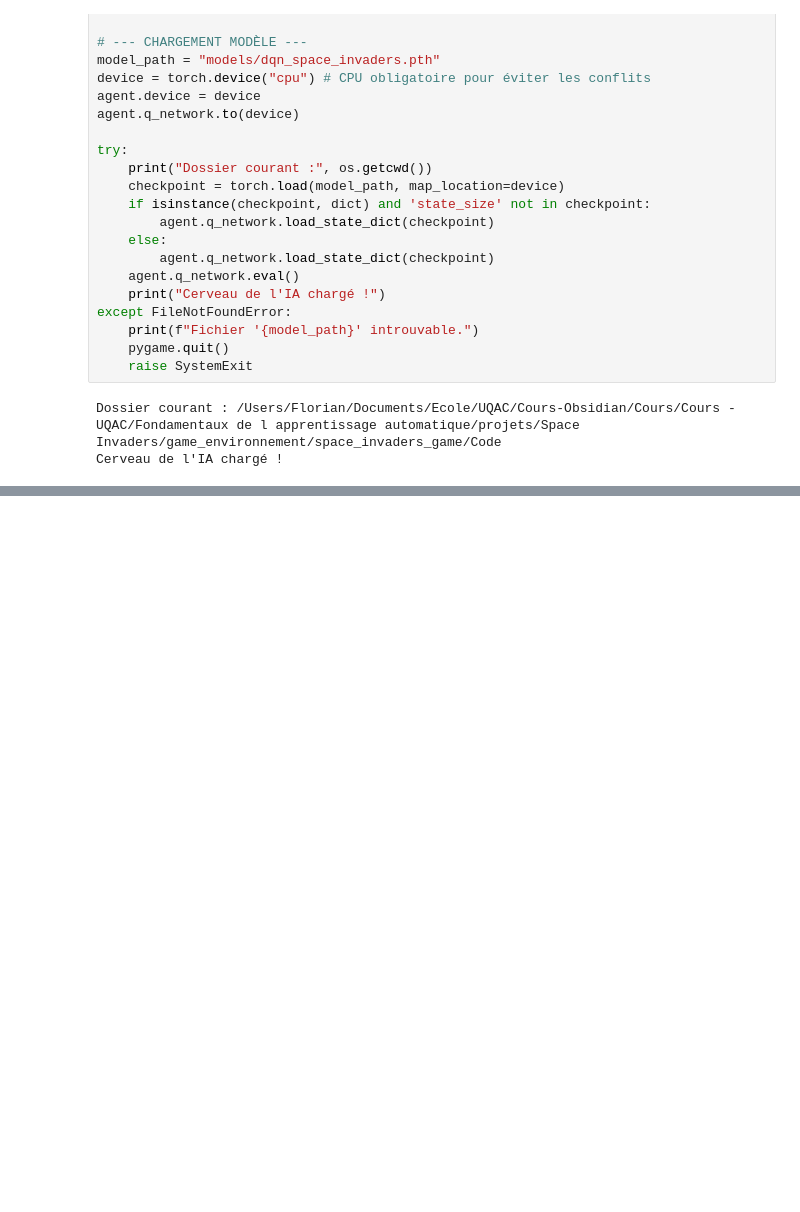
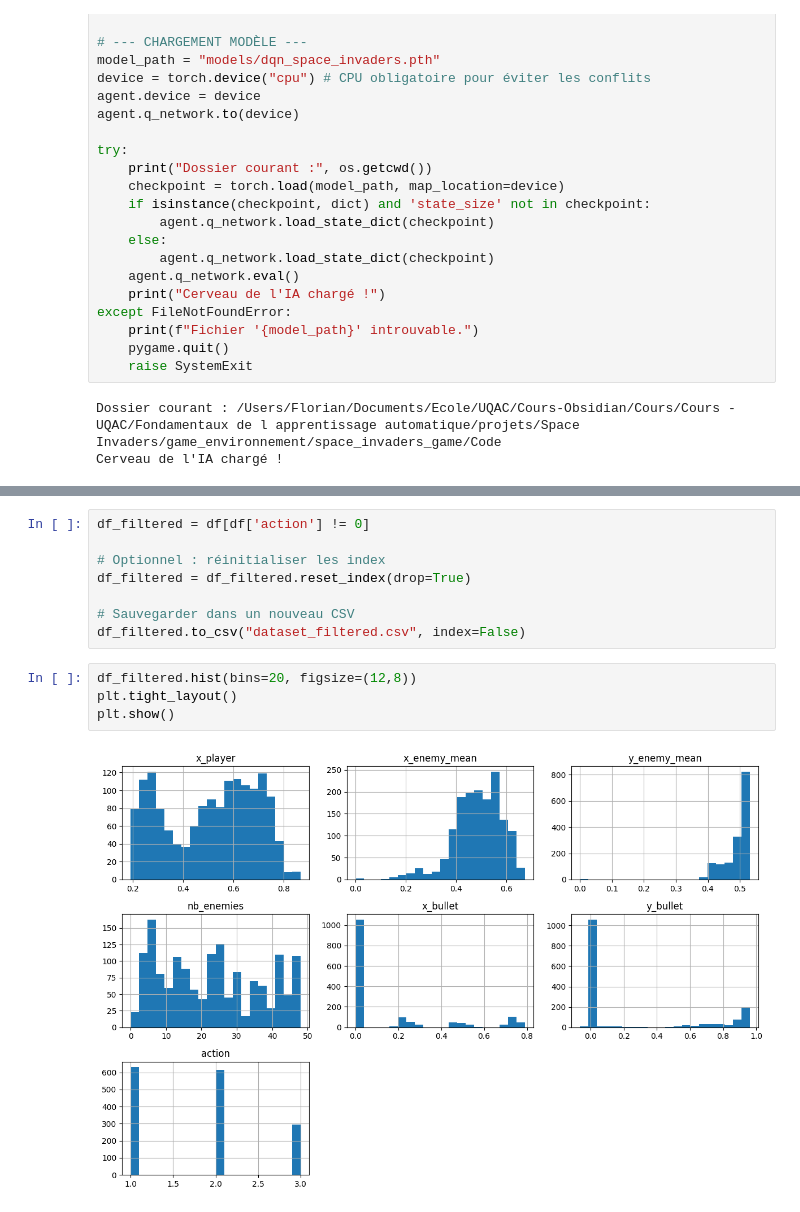
Before and after one commit to Coaraa/space-invaders-ia, a Jupyter notebook: train_dqn.ipynb, the cells around one changed output, grey strips where cells are left out. Drawn from its saved outputs; the diff is of its cells as text; blank space fills up the shorter version.

```diff
--- a/train_dqn.ipynb
+++ b/train_dqn.ipynb
@@ -195,0 +210,14 @@ Survie Moyenne      : 1007.9 steps
+# %%
+df_filtered = df[df['action'] != 0]
+
+# Optionnel : réinitialiser les index
+df_filtered = df_filtered.reset_index(drop=True)
+
+# Sauvegarder dans un nouveau CSV
+df_filtered.to_csv("dataset_filtered.csv", index=False)
+# %%
+df_filtered.hist(bins=20, figsize=(12,8))
+plt.tight_layout()
+plt.show()
+# %% [output]
+[figure, added]
```
Also changed, not shown: parts of 8 cells of this notebook, 3 other files.
